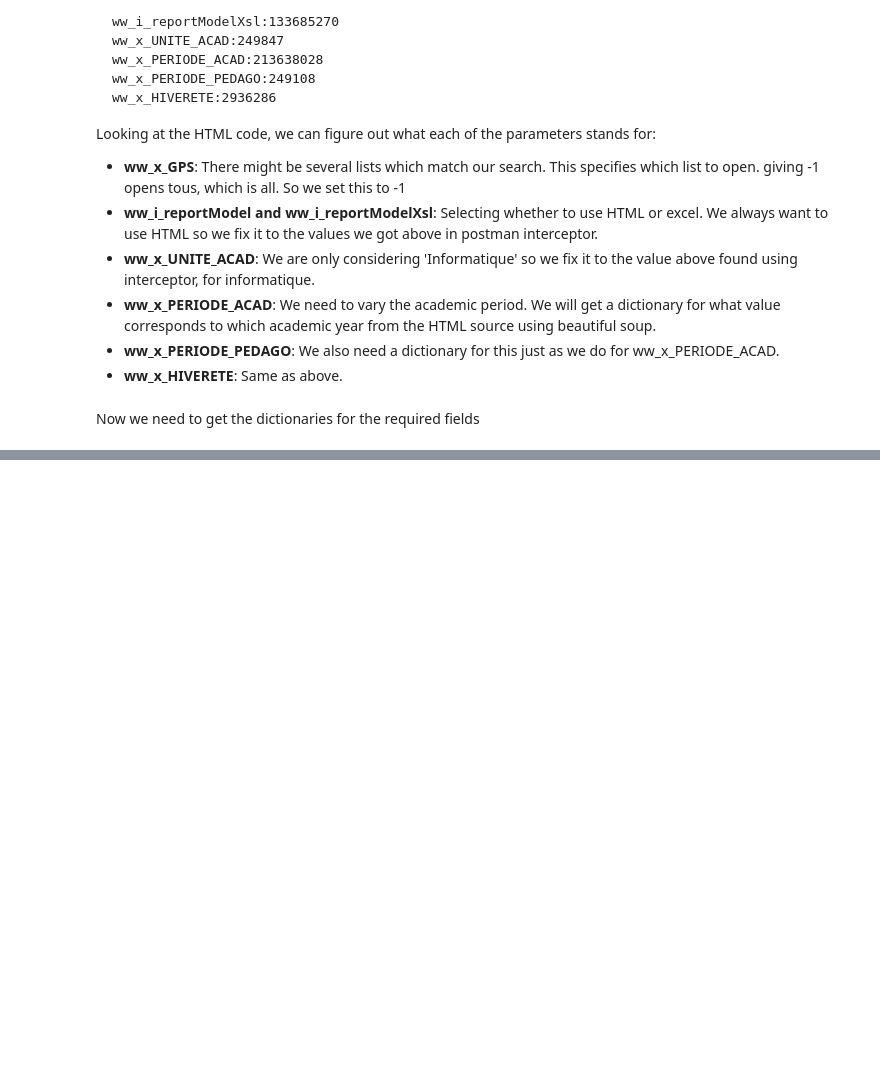
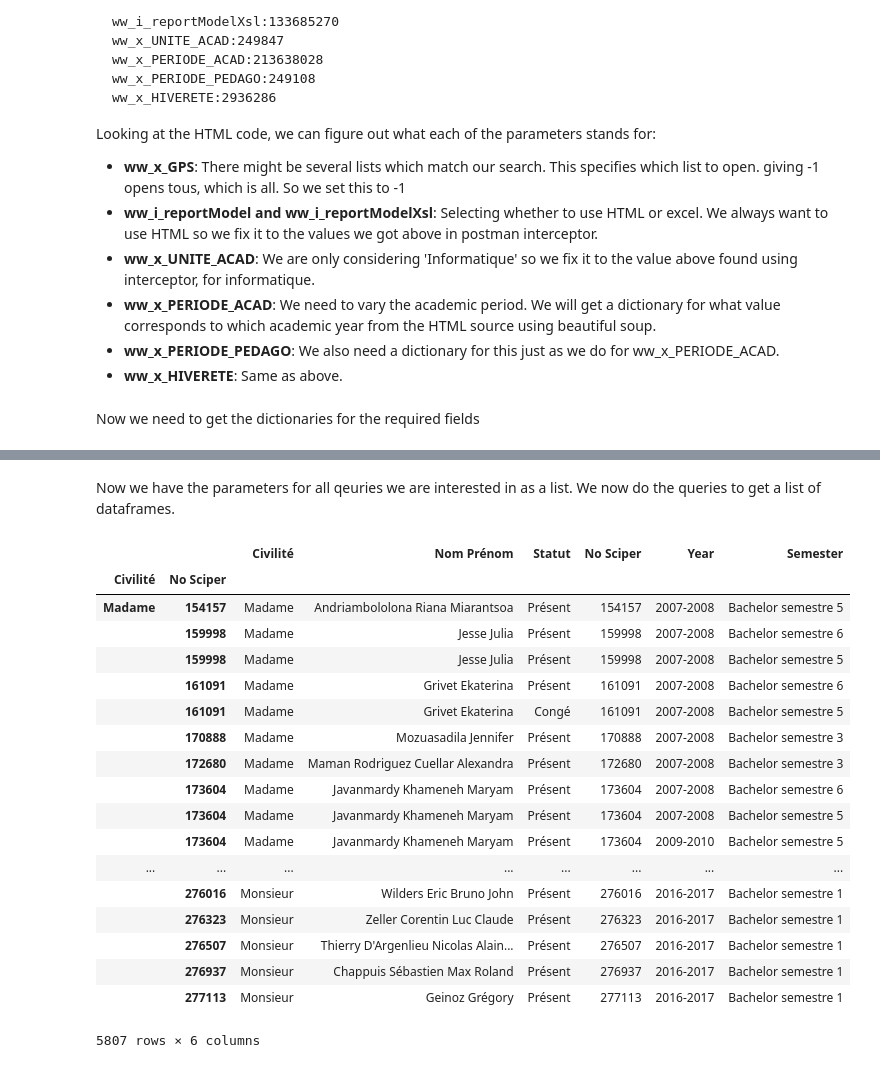
Before and after one commit to kirtanp/ADA-EPFL-2016, a Jupyter notebook: Lab2/Bachelors data.ipynb, the cells around one changed output, grey strips where cells are left out. Saved outputs shown, nothing was run; the diff lists cells and outputs as text; code cells hidden in the pictures; blank space fills up the shorter version.

Commit message:
Finished getting data for Bachelors

```diff
--- a/Lab2/Bachelors data.ipynb
+++ b/Lab2/Bachelors data.ipynb
@@ -95,0 +199,56 @@ dict
+# %% [markdown]
+Now we have the parameters for all qeuries we are interested in as a list. We now do the queries to get a list of dataframes.
+# %%
+yr = 'ww_x_PERIODE_ACAD'
+sem = 'ww_x_PERIODE_PEDAGO'
+
+df_list = []
+query = 'http://isa.epfl.ch/imoniteur_ISAP/!GEDPUBLICREPORTS.html?'
+for param in tqdm(params):
+    r = req.get(query, param)
+    try:
+        df = pd.read_html(r.url,header=0,skiprows=1)[0]
+    except:
+        continue
+
+    df = df[ (df['Civilité'] == 'Monsieur') | (df['Civilité'] == 'Madame') ]
+    df = df.dropna(1)
+
+    year_val = param[yr]
+    df['Year'] = get_key( dicti[yr], year_val)
+
+    sem_val = param[sem]
+    df['Semester'] = get_key( dicti[sem], sem_val)
+    df_list.append(df)
+# %%
+#Concat the dataFrames to get one big dataframe
+df_bachelor = pd.concat(df_list,ignore_index=True)
+# %%
+#Conver 'No Sciper' to int
+df_bachelor['No Sciper'] = df_bachelor['No Sciper'].apply(lambda x: int(x))
+# %%
+#final table
+df_bachelor.index = [df_bachelor['Civilité'] , df_bachelor['No Sciper']]
+df_bachelor = df_bachelor.sort_index()
+# %%
+df_bachelor
+# %% [output]
+|  |  | Civilité | Nom Prénom | Statut | No Sciper | Year | Semester |
+| Civilité | No Sciper |  |  |  |  |  |  |
+| Madame | 154157 | Madame | Andriambololona Riana Miarantsoa | Présent | 154157 | 2007-2008 | Bachelor semestre 5 |
+|  | 159998 | Madame | Jesse Julia | Présent | 159998 | 2007-2008 | Bachelor semestre 6 |
+|  | 159998 | Madame | Jesse Julia | Présent | 159998 | 2007-2008 | Bachelor semestre 5 |
+|  | 161091 | Madame | Grivet Ekaterina | Présent | 161091 | 2007-2008 | Bachelor semestre 6 |
+|  | 161091 | Madame | Grivet Ekaterina | Congé | 161091 | 2007-2008 | Bachelor semestre 5 |
+|  | 170888 | Madame | Mozuasadila Jennifer | Présent | 170888 | 2007-2008 | Bachelor semestre 3 |
+|  | 172680 | Madame | Maman Rodriguez Cuellar Alexandra | Présent | 172680 | 2007-2008 | Bachelor semestre 3 |
+|  | 173604 | Madame | Javanmardy Khameneh Maryam | Présent | 173604 | 2007-2008 | Bachelor semestre 6 |
+|  | 173604 | Madame | Javanmardy Khameneh Maryam | Présent | 173604 | 2007-2008 | Bachelor semestre 5 |
+|  | 173604 | Madame | Javanmardy Khameneh Maryam | Présent | 173604 | 2009-2010 | Bachelor semestre 5 |
+| ... | ... | ... | ... | ... | ... | ... | ... |
+|  | 276016 | Monsieur | Wilders Eric Bruno John | Présent | 276016 | 2016-2017 | Bachelor semestre 1 |
+|  | 276323 | Monsieur | Zeller Corentin Luc Claude | Présent | 276323 | 2016-2017 | Bachelor semestre 1 |
+|  | 276507 | Monsieur | Thierry D'Argenlieu Nicolas Alain... | Présent | 276507 | 2016-2017 | Bachelor semestre 1 |
+|  | 276937 | Monsieur | Chappuis Sébastien Max Roland | Présent | 276937 | 2016-2017 | Bachelor semestre 1 |
+|  | 277113 | Monsieur | Geinoz Grégory | Présent | 277113 | 2016-2017 | Bachelor semestre 1 |
+5807 rows × 6 columns
```
Also changed, not shown: parts of 21 cells of this notebook.
